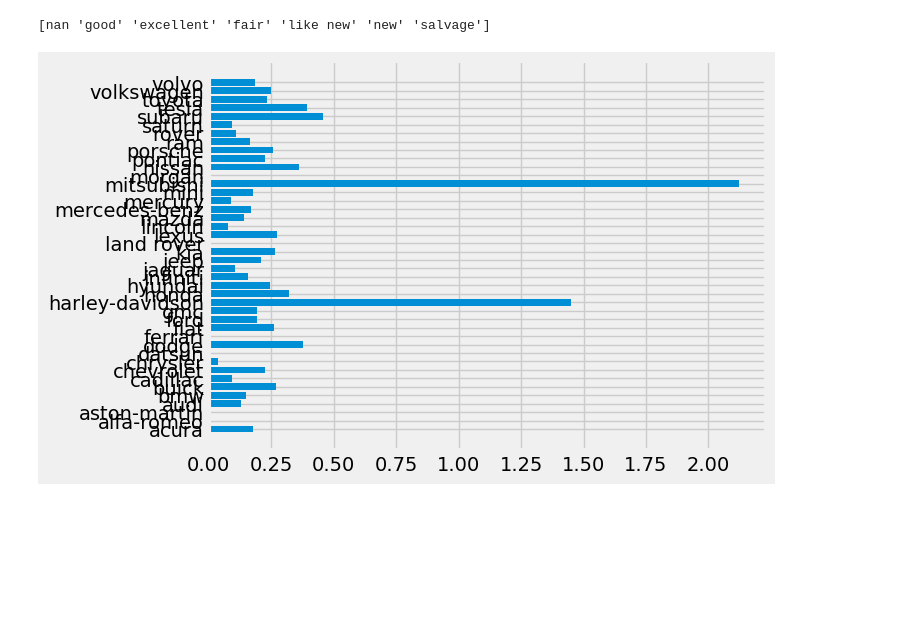
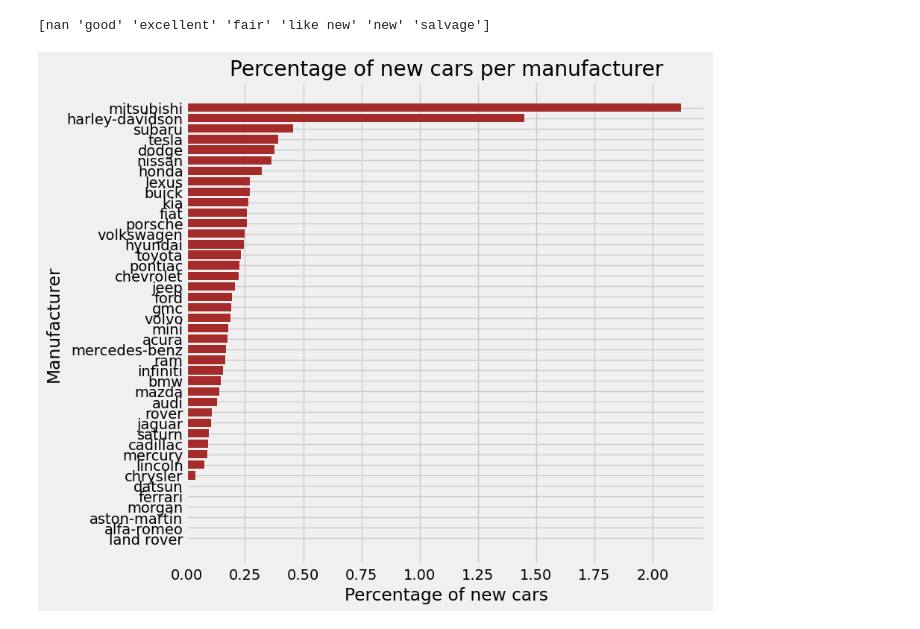
Before and after one commit to LewisRRamsey/Data-science-and-analytics-side-projects, a Jupyter notebook: Data analysis side project on used cars/Jupyter notebook file for project.ipynb, the cells around one changed output. Cells and saved outputs as stored; diff of their text form; code cells hidden in the pictures; blank space fills up the shorter version.

```diff
--- a/Data analysis side project on used cars/Jupyter notebook file for project.ipynb
+++ b/Data analysis side project on used cars/Jupyter notebook file for project.ipynb
@@ -256,10 +260,15 @@ print(clean_cars_df['condition'].unique())
 # %% [output]
 [nan 'good' 'excellent' 'fair' 'like new' 'new' 'salvage']
 # %%
-# Finding reasons for average prices of manufacturers, grouping manufacturers by condition count
+# Finding reasons for average prices of manufacturers, starting with percentage in new condition per manufacturer
 
-manufacturer_condition = clean_cars_df.groupby('manufacturer')['condition'].apply(lambda x: ((x == 'new').sum() / (x != 'nan').sum()) * 100).reset_index(name='New percentage')
-plt.barh(y = manufacturer_condition['manufacturer'].values, width = manufacturer_condition['New percentage'].values, )
+manufacturer_condition_new = clean_cars_df.groupby('manufacturer')['condition'].apply(lambda x: ((x == 'new').sum() / (x != '').sum()) * 100).reset_index(name='New percentage')
+manufacturer_condition_new = manufacturer_condition_new.sort_values('New percentage', ascending=True)
+plt.barh(y = manufacturer_condition_new['manufacturer'].values, width = manufacturer_condition_new['New percentage'].values, color = 'brown')
+plt.rcParams['figure.figsize'] = [8, 8]
+plt.title('Percentage of new cars per manufacturer')
+plt.xlabel('Percentage of new cars')
+plt.ylabel('Manufacturer')
 plt.show()
 # %% [output]
-[figure, old version]
+[figure, new version]
```
Also changed, not shown: parts of 8 cells of this notebook.
